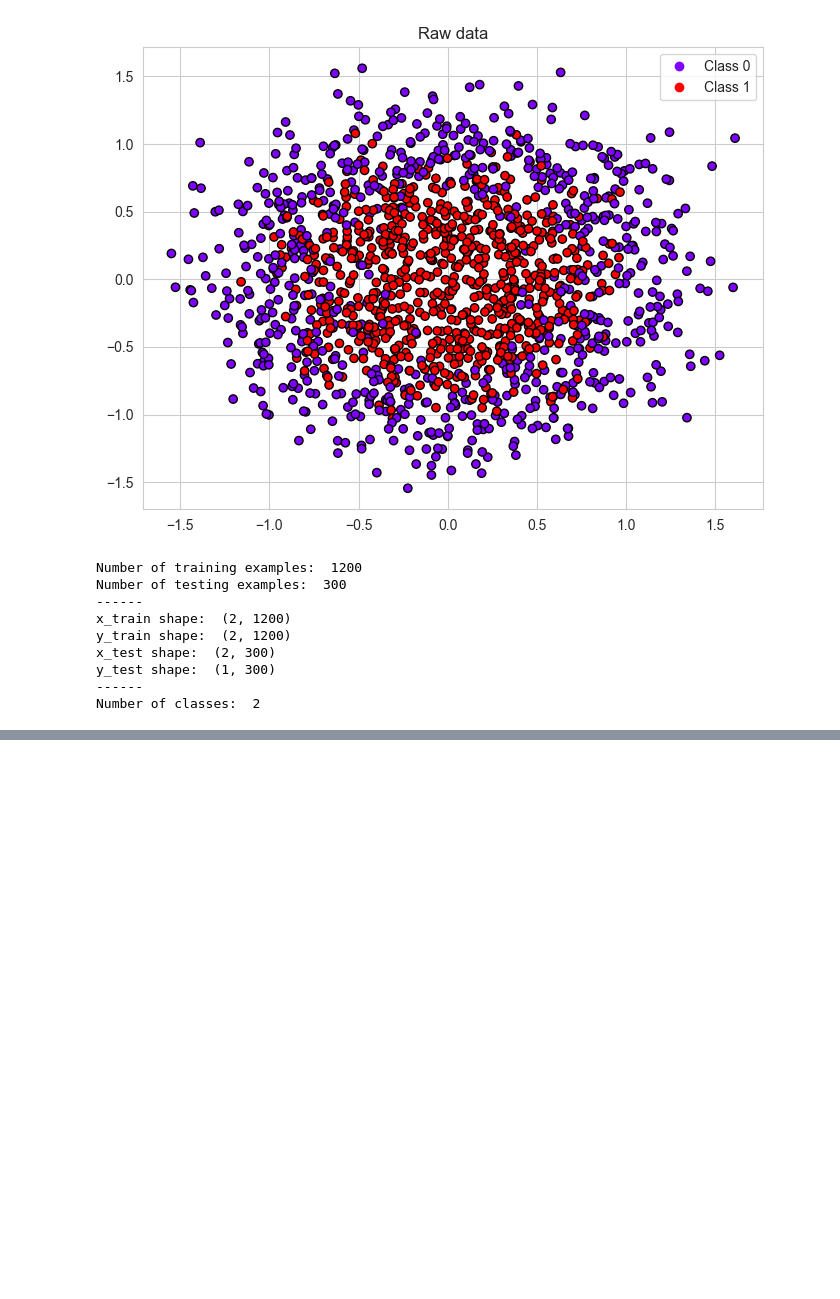
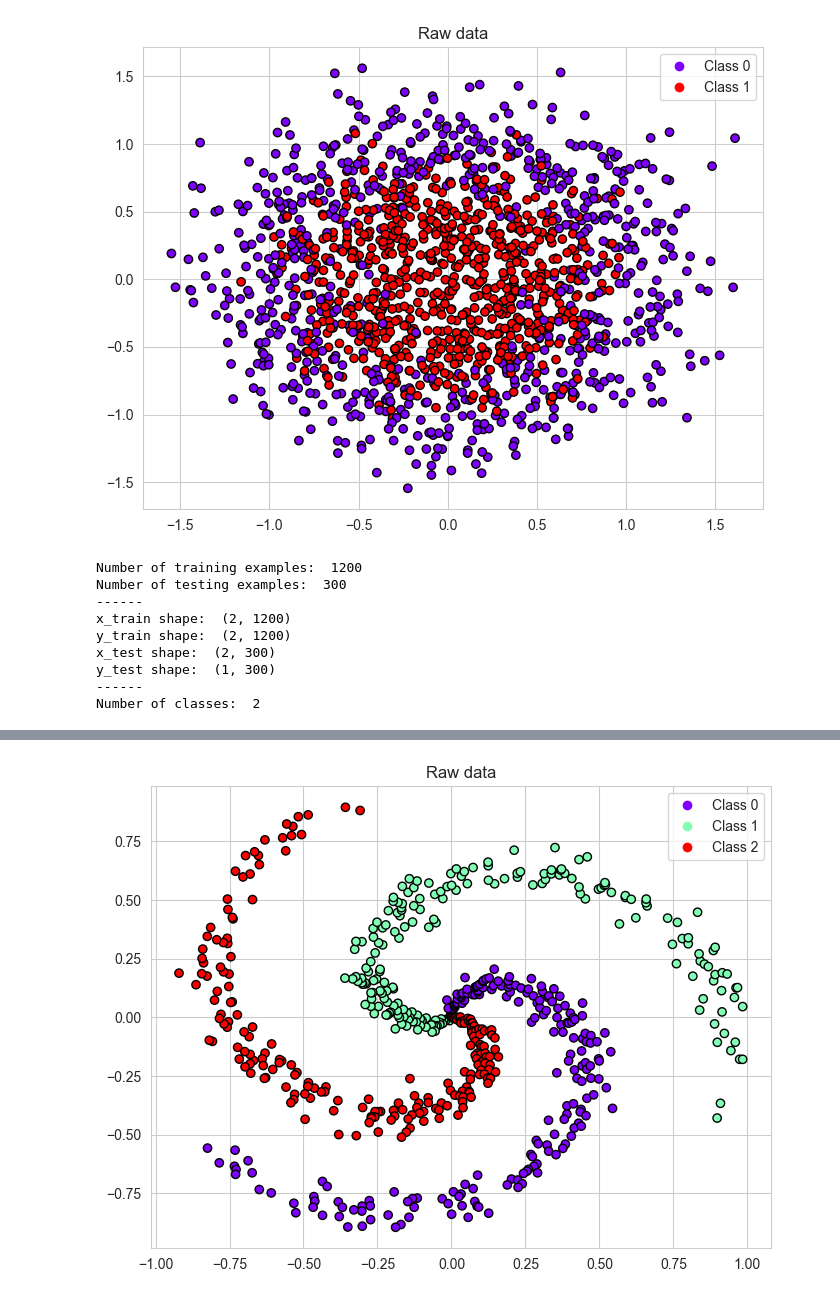
Before and after one commit to Jivl00/KKY_NSES, a Jupyter notebook: SP/showcase.ipynb, the cells around one changed output, grey strips where cells are left out. Saved outputs shown, nothing was run; the diff lists cells and outputs as text; code cells hidden in the pictures; blank space fills up the shorter version.

```diff
--- a/SP/showcase.ipynb
+++ b/SP/showcase.ipynb
@@ -321,0 +321,8 @@ accuracy:        84.33333333333334 %
+# %%
+# load data
+data = np.loadtxt('tren_data_spiral.txt')
+data[:, 2] = data[:, 2] + 1 # to avoid 0 class
+
+visualization.plot_data(data, title='Raw data')
+# %% [output]
+[figure, added]
```
Also changed, not shown: parts of 16 cells of this notebook, 2 other files.
